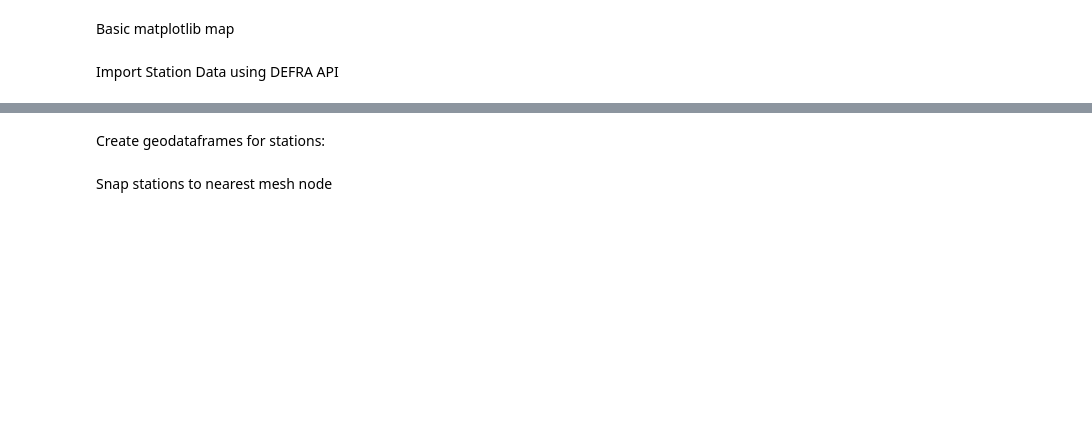
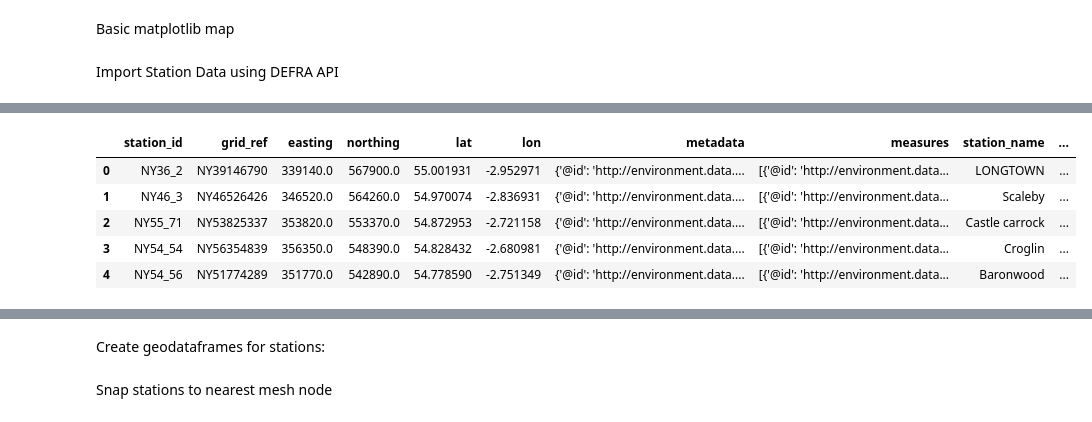
Before and after one commit to CharlotteGithub-prog/GAT-LSTM_groundwater_modelling, a Jupyter notebook: eden_catchment.ipynb, the cells around one changed output, grey strips where cells are left out. Drawn from its saved outputs; the diff is of its cells as text; code cells hidden in the pictures; blank space fills up the shorter version.

Commit message:
Update metadata and measure data pull from API

```diff
--- a/eden_catchment.ipynb
+++ b/eden_catchment.ipynb
@@ -255,16 +264,21 @@ Half: 4
 # %%
-import requests
+# Get metadata - NB: Wiski is the water information system used by DEFRA (see doc notes)
+def get_station_metadata(wiski_id):
 
-base_url = "https://environment.data.gov.uk/hydrology/id/stations"
-
-def get_station_metadata(wiski_id):
     params = {'wiskiID': wiski_id}
     response = requests.get(base_url, params=params)
+
+    # If response is good (200) return metadata items as single metadata column
     if response.status_code == 200:
         data = response.json()
         if data['items']:
-            return data['items'][0]  # Assuming the first item is the desired station
+            return data['items'][0]  # Only one list index per station
     return None
 
-# e.g.:
+# Retrieving full metadata for all EA hydrological monitoring stations from the DEFRA Hyprology Explorer API
+base_url = "https://environment.data.gov.uk/hydrology/id/stations"
 stations_df['metadata'] = stations_df['station_id'].apply(get_station_metadata)
+
+# Convert metadata from string to dict using ast
+stations_df['metadata'] = stations_df['metadata'].apply(lambda x: ast.literal_eval(x) if isinstance(x, str) else x)
+stations_df.head()
@@ -271,10 +292,40 @@ stations_df['metadata'] = stations_df['station_id'].apply(get_station_metadata)
 # %%
-def get_measures(station_uri):
-    response = requests.get(f"{station_uri}/measures")
-    if response.status_code == 200:
-        return response.json()['items']
+def get_station_measures(row):
+    """See https://environment.data.gov.uk/hydrology/doc/reference#measures-summary for measures data"""
+    # Exract ID and metadata
+    metadata = row.get('metadata')
+    station_id = row.get('station_id')
+
+    # Continue if the required things exist in the correct form
+    if isinstance(metadata, dict) and '@id' in metadata:
+
+        # Request the measures data
+        response = requests.get(f"{metadata['@id']}/measures", timeout=10)
+
+        if response.status_code == 200:
+            # If response code okay then return json response (items key) converted to dict
+            return response.json().get('items', [])
+
+        else:
+            print(f"API request failed for station {station_id}: {response.status_code}")
+    else:
+        print(f"Warning: Station {station_id} has no associated @id metadata")
     return []
 
-# e.g.:
-stations_df['measures'] = stations_df['metadata'].apply(lambda x: get_measures(x['@id']) if x else [])
+# Apply function across rows and display head to check
+stations_df['measures'] = stations_df.apply(get_station_measures, axis=1)
+
+# Convert measures from string to dict using ast and extract some initial useful info as flattened columns
+stations_df['metadata'] = stations_df['metadata'].apply(lambda x: ast.literal_eval(x) if isinstance(x, str) else x)
+stations_df['station_name'] = stations_df['metadata'].apply(lambda x: x.get('label') if isinstance(x, dict) else None)
+stations_df['measure_uri'] = stations_df['measures'].apply(lambda x: x[0]['@id'] if x else None)
+
+stations_df.head()
+# %% [output]
+|  | station_id | grid_ref | easting | northing | lat | lon | metadata | measures | station_name | ... |
+| 0 | NY36_2 | NY39146790 | 339140.0 | 567900.0 | 55.001931 | -2.952971 | {'@id': 'http://environment.data.... | [{'@id': 'http://environment.data... | LONGTOWN | ... |
+| 1 | NY46_3 | NY46526426 | 346520.0 | 564260.0 | 54.970074 | -2.836931 | {'@id': 'http://environment.data.... | [{'@id': 'http://environment.data... | Scaleby | ... |
+| 2 | NY55_71 | NY53825337 | 353820.0 | 553370.0 | 54.872953 | -2.721158 | {'@id': 'http://environment.data.... | [{'@id': 'http://environment.data... | Castle carrock | ... |
+| 3 | NY54_54 | NY56354839 | 356350.0 | 548390.0 | 54.828432 | -2.680981 | {'@id': 'http://environment.data.... | [{'@id': 'http://environment.data... | Croglin | ... |
+| 4 | NY54_56 | NY51774289 | 351770.0 | 542890.0 | 54.778590 | -2.751349 | {'@id': 'http://environment.data.... | [{'@id': 'http://environment.data... | Baronwood | ... |
 # %%
```
Also changed, not shown: parts of 9 cells of this notebook, 4 other files.
